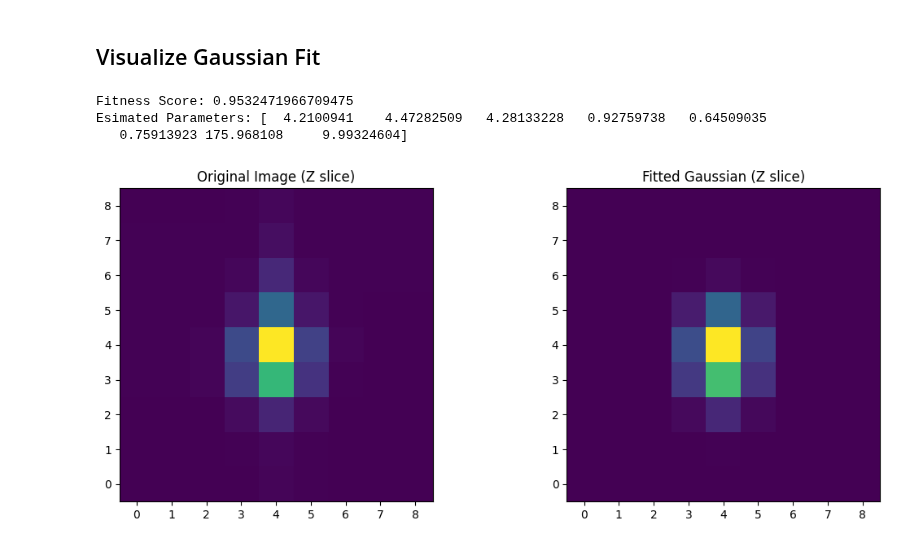
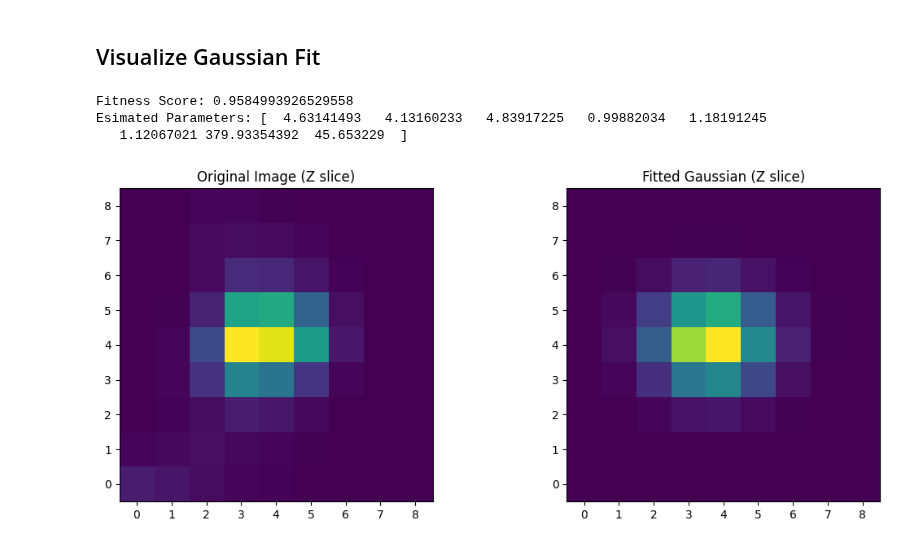
Before and after one commit to AllenNeuralDynamics/aind-exaspim-soma-detection, a Jupyter notebook: tutorials/proposal_generation.ipynb, the cells around one changed output. Drawn from its saved outputs; the diff is of its cells as text; code cells hidden in the pictures.

```diff
--- a/tutorials/proposal_generation.ipynb
+++ b/tutorials/proposal_generation.ipynb
@@ -94,7 +94,7 @@ def gaussian_fitness_filtering(img_patch, proposals, r=4):
 # %%
 # Parameters
 bucket_name = "aind-open-data"
-brain_id = "737563"
+brain_id = "709222"
 multiscale = 4
 bright_threshold = 140
 d = 16  # image margin
@@ -109,8 +109,8 @@ Image Shape: (1, 1, 1805, 1812, 3895)
 ## Main
 # %%
 # Region of Interest
-xyz = [14436.505,12110.707,7347.7085]
-patch_shape = [64, 64, 64]
+xyz = [17169.312,17137.717,12364.078]
+patch_shape = [96, 96, 96]
 
 # Read Image Patch
 voxel = img_util.to_voxels(xyz, multiscale)
@@ -122,7 +122,7 @@ img_patch = gaussian_filter(img_patch, sigma=0.5)
 proposals_1 = spg.detect_blobs(img_patch, bright_threshold, 8, d)
 proposals_2 = spg.detect_blobs(img_patch, bright_threshold, 5, d)
 proposals_3 = spg.detect_blobs(img_patch, bright_threshold, 3.25, d)
-proposals = proposals_1 + proposals_2 + proposals_3
+proposals = proposals_2 #+ proposals_2 + proposals_3
 
 # Step 2: Filter Initial Proposals
 proposals = spg.spatial_filtering(proposals, 5)
@@ -137,7 +137,7 @@ print("Runtime:", time() - t0)
 # Visualize Results
 proposals_img = img_util.get_detections_img(patch_shape, proposals)
 rejects_img = img_util.get_detections_img(patch_shape, rejects)
-LoG = gaussian_laplace(img_patch, 4)
+LoG = gaussian_laplace(img_patch, 8)
 
 img_util.plot_mips(img_patch[d:-d, d:-d, d:-d], clip_bool=True)
 img_util.plot_mips(proposals_img[d:-d, d:-d, d:-d])
@@ -156,52 +159,48 @@ Runtime: 0.18796396255493164
 # %% [markdown]
 ## Visualize Gaussian Fit
+# %%
+def get_nbhd(voxel):
+    x0, y0, z0 = tuple(map(int, voxel))
+    x_min, x_max = max(0, x0 - r), min(img_patch.shape[0], x0 + r + 1)
+    y_min, y_max = max(0, y0 - r), min(img_patch.shape[1], y0 + r + 1)
+    z_min, z_max = max(0, z0 - r), min(img_patch.shape[2], z0 + r + 1)
+    return img_patch[x_min:x_max, y_min:y_max, z_min:z_max]
 # %%
 # Parameters
 margin = 16
 r = 4
 
-# Get valid center
+# Get img patch centered at propsal
 while True:
     voxel = sample(proposals + rejects, 1)[0]
     if spg.is_inbounds(img_patch.shape, voxel, margin=margin):
+        nbhd = get_nbhd(voxel)
         break
-
-# Get patch from img
-x0, y0, z0 = tuple(map(int, voxel))
-x_min, x_max = max(0, x0 - r), min(img_patch.shape[0], x0 + r + 1)
-y_min, y_max = max(0, y0 - r), min(img_patch.shape[1], y0 + r + 1)
-z_min, z_max = max(0, z0 - r), min(img_patch.shape[2], z0 + r + 1)
-nbhd = img_patch[x_min:x_max, y_min:y_max, z_min:z_max]
-
-# Initialize parameters guess
-shape = nbhd.shape
-x0, y0, z0 = shape[0] // 2, shape[1] // 2, shape[2] // 2
-p0 = (x0, y0, z0, 2, 2, 2, np.max(nbhd), np.min(nbhd))
 
 # Fit Gaussian
 try:
-    img_vals = nbhd.ravel()
+    p0 = (r, r, r, 2, 2, 2, np.max(nbhd), np.min(nbhd))
     voxels = spg.generate_grid_coords(nbhd.shape)
-    params, _ = curve_fit(spg.gaussian_3d, voxels, img_vals, p0=p0)
+    params, _ = curve_fit(spg.gaussian_3d, voxels, nbhd.ravel(), p0=p0)
 except RuntimeError:
     params = np.zeros((9))
 
 # Fitness quality
 print("Fitness Score:", spg.fitness_score(nbhd, voxels, params))
 print("Esimated Parameters:", params)
 
 # Visualize image patch
 fig, axs = plt.subplots(1, 2, figsize=(13, 5))
-axs[0].imshow(nbhd[:, :, z0], cmap='viridis', origin='lower')
+axs[0].imshow(nbhd[:, :, r], cmap='viridis', origin='lower')
 axs[0].set_title("Original Image (Z slice)")
 
 # Visualize fitted gaussian
 if params is not None:
-    fitted_blob = spg.gaussian_3d((x, y, z), *params).reshape(x.shape)
-    axs[1].imshow(fitted_blob[:, :, z0], cmap='viridis', origin='lower')
+    fitted_blob = spg.gaussian_3d(voxels, *params).reshape(nbhd.shape)
+    axs[1].imshow(fitted_blob[:, :, r], cmap='viridis', origin='lower')
     axs[1].set_title("Fitted Gaussian (Z slice)")
 # %% [output]
-Fitness Score: 0.9532471966709475
-Esimated Parameters: [  4.2100941    4.47282509   4.28133228   0.92759738   0.64509035
-   0.75913923 175.968108     9.99324604]
+Fitness Score: 0.9584993926529558
+Esimated Parameters: [  4.63141493   4.13160233   4.83917225   0.99882034   1.18191245
+   1.12067021 379.93354392  45.653229  ]
-[figure, old version]
+[figure, new version]
```
Also changed, not shown: parts of 2 cells of this notebook.
